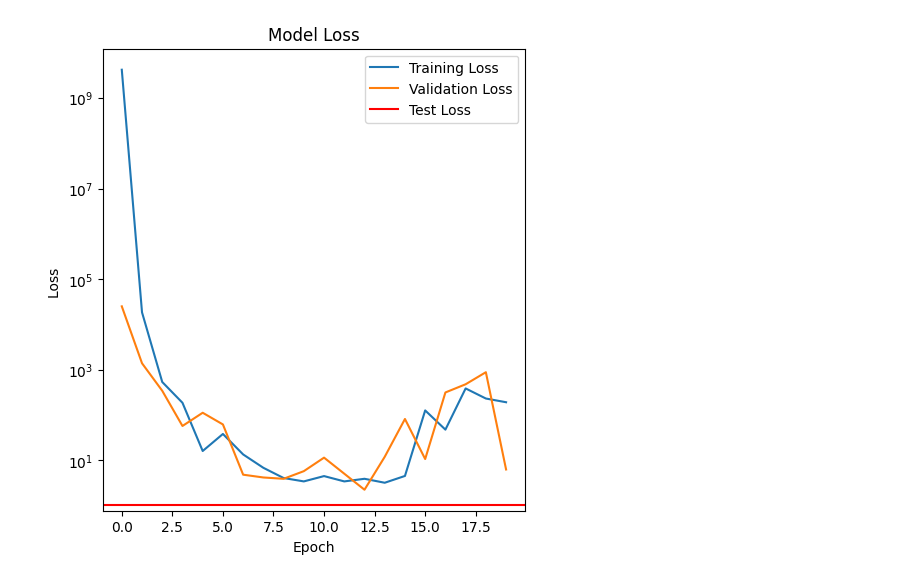
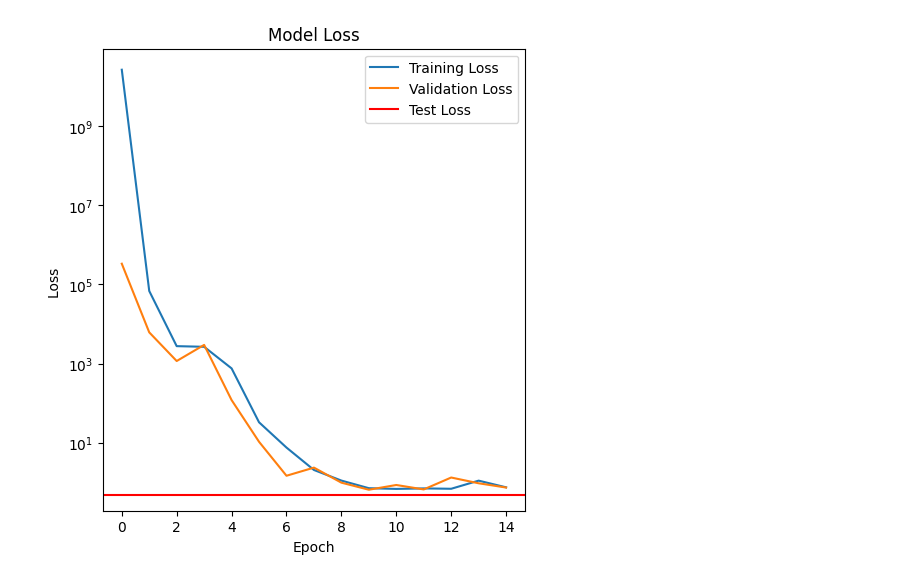
Before and after one commit to agamjots05/CS133, a Jupyter notebook: hw2/hw2.ipynb, the cells around one changed output. Drawn from its saved outputs; the diff is of its cells as text; code cells hidden in the pictures.

```diff
--- a/hw2/hw2.ipynb
+++ b/hw2/hw2.ipynb
@@ -40,7 +40,7 @@ def perform_cross_validation(x_train, y_train, width, depth):
     # Create early stopping callback
     early_stop = EarlyStopping(
         monitor='val_loss',
-        patience=7,
+        patience=5,
         restore_best_weights=True,
         verbose=0
     )
@@ -80,11 +80,11 @@ for width in allPossibleWidths:
 
 print("\nFINAL RESULTS:\n")
 for result in results:
-    print(f"Width: {result['width']}, Depth: {result['depth']}")
+    print(f"\n[Width: {result['width']}, Depth: {result['depth']}]")
     print(f"Average Train Loss: {result['avg_train_loss']}")
     print(f"Average Validation Loss: {result['avg_val_loss']}")
 
-# getting best hyperparameters
+# getting best hyperparameters by looking through every hyperparameters object storing its avgTraining and avg validation loss and finding the min.
 curMinVal = float('inf')
 curBestObj = None
 for result in results:
@@ -104,11 +104,12 @@ x_train_final, x_val_final, y_train_final, y_val_final = train_test_split(
     x_train, y_train, test_size=0.1, random_state=42
 )
 
+
 # doing final training with best hyperparameters
 model2 = create_model(x_train.shape[1], curBestObj['width'], curBestObj['depth'])
 early_stop2 = EarlyStopping(
     monitor='val_loss',
-    patience=7,
+    patience=5,
     restore_best_weights=True,
     verbose=0
 )
@@ -123,9 +124,9 @@ history2 = model2.fit(
 )
 
 test_loss, test_mae = model2.evaluate(x_test, y_test, verbose=0)
-print(f"\nTest Loss: {test_loss}")
+print(f"\n Final Test Loss: {test_loss}")
 
-# Plot training & validation loss
+#plot everything
 plt.figure(figsize=(12, 6))
 plt.subplot(1, 2, 1)
 plt.yscale("log")
@@ -158 +159 @@ Test Loss: 1.0390769243240356
-[figure, old version]
+[figure, new version]
```
Also changed, not shown: parts of 1 cell of this notebook.
